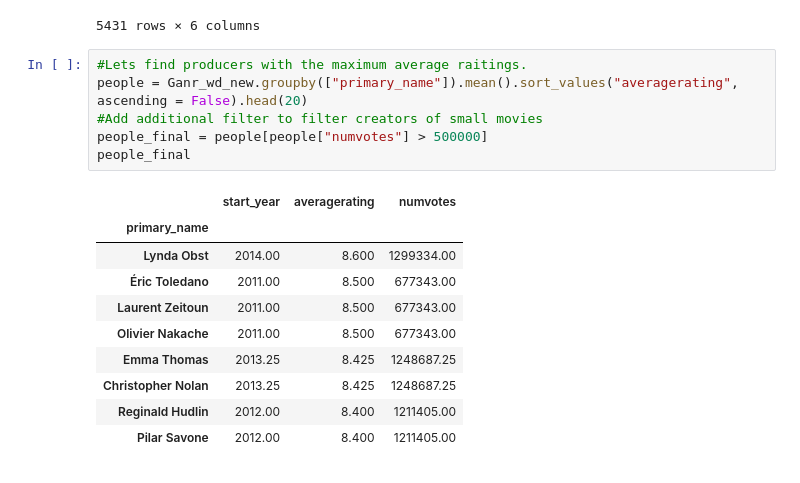
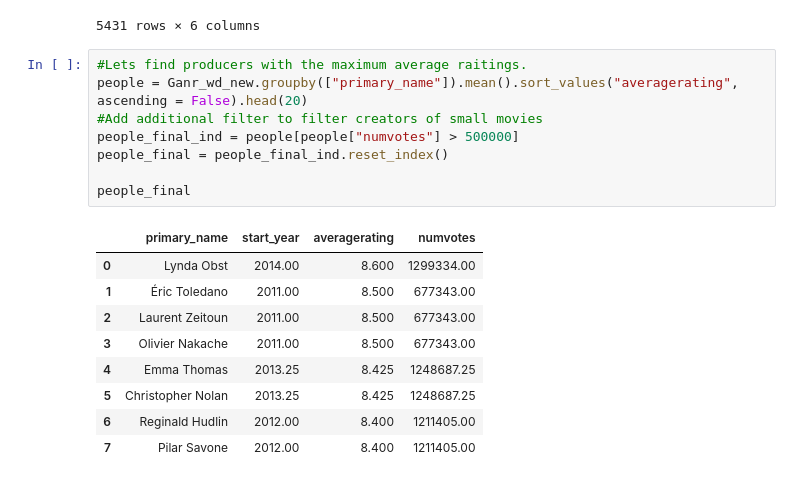
Before and after one commit to 314ka4y/Exploratory_Data_Analysis_project-Movies., a Jupyter notebook: student.ipynb, the cells around one changed output. Drawn from its saved outputs; the diff is of its cells as text.

```diff
--- a/student.ipynb
+++ b/student.ipynb
@@ -1069,17 +1055,18 @@ Ganr_wd_new
 # %%
 #Lets find producers with the maximum average raitings.
 people = Ganr_wd_new.groupby(["primary_name"]).mean().sort_values("averagerating", ascending = False).head(20)
 #Add additional filter to filter creators of small movies
-people_final = people[people["numvotes"] > 500000]
+people_final_ind = people[people["numvotes"] > 500000]
+people_final = people_final_ind.reset_index()
+
 people_final
 # %% [output]
-|  | start_year | averagerating | numvotes |
-| primary_name |  |  |  |
-| Lynda Obst | 2014.00 | 8.600 | 1299334.00 |
-| Éric Toledano | 2011.00 | 8.500 | 677343.00 |
-| Laurent Zeitoun | 2011.00 | 8.500 | 677343.00 |
-| Olivier Nakache | 2011.00 | 8.500 | 677343.00 |
-| Emma Thomas | 2013.25 | 8.425 | 1248687.25 |
-| Christopher Nolan | 2013.25 | 8.425 | 1248687.25 |
-| Reginald Hudlin | 2012.00 | 8.400 | 1211405.00 |
-| Pilar Savone | 2012.00 | 8.400 | 1211405.00 |
+|  | primary_name | start_year | averagerating | numvotes |
+| 0 | Lynda Obst | 2014.00 | 8.600 | 1299334.00 |
+| 1 | Éric Toledano | 2011.00 | 8.500 | 677343.00 |
+| 2 | Laurent Zeitoun | 2011.00 | 8.500 | 677343.00 |
+| 3 | Olivier Nakache | 2011.00 | 8.500 | 677343.00 |
+| 4 | Emma Thomas | 2013.25 | 8.425 | 1248687.25 |
+| 5 | Christopher Nolan | 2013.25 | 8.425 | 1248687.25 |
+| 6 | Reginald Hudlin | 2012.00 | 8.400 | 1211405.00 |
+| 7 | Pilar Savone | 2012.00 | 8.400 | 1211405.00 |
```
Also changed, not shown: parts of 13 cells of this notebook.
